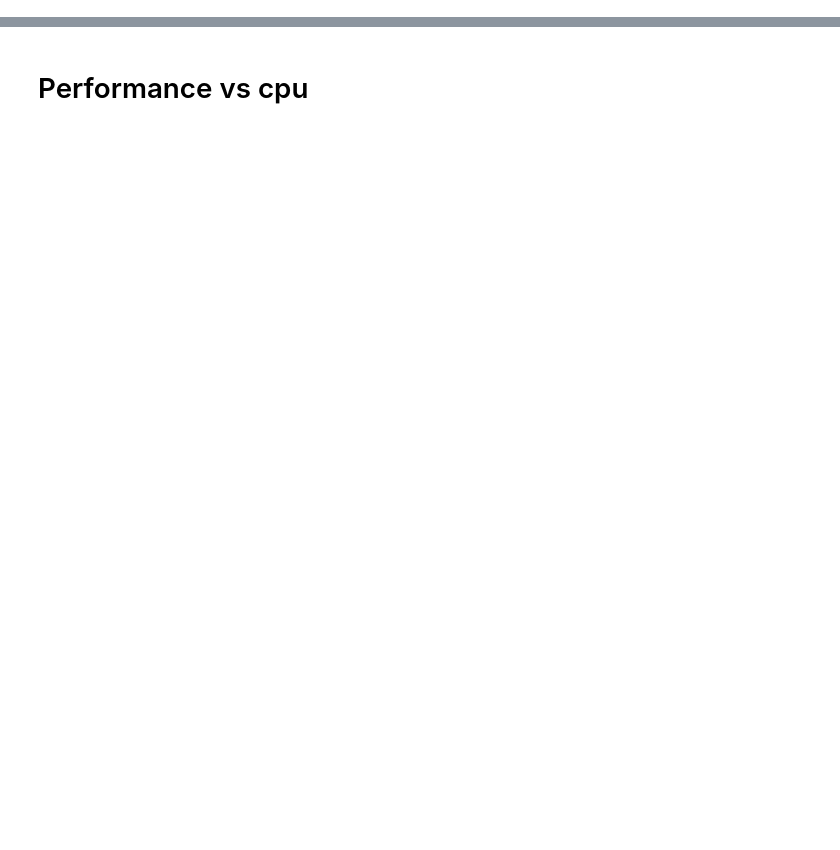
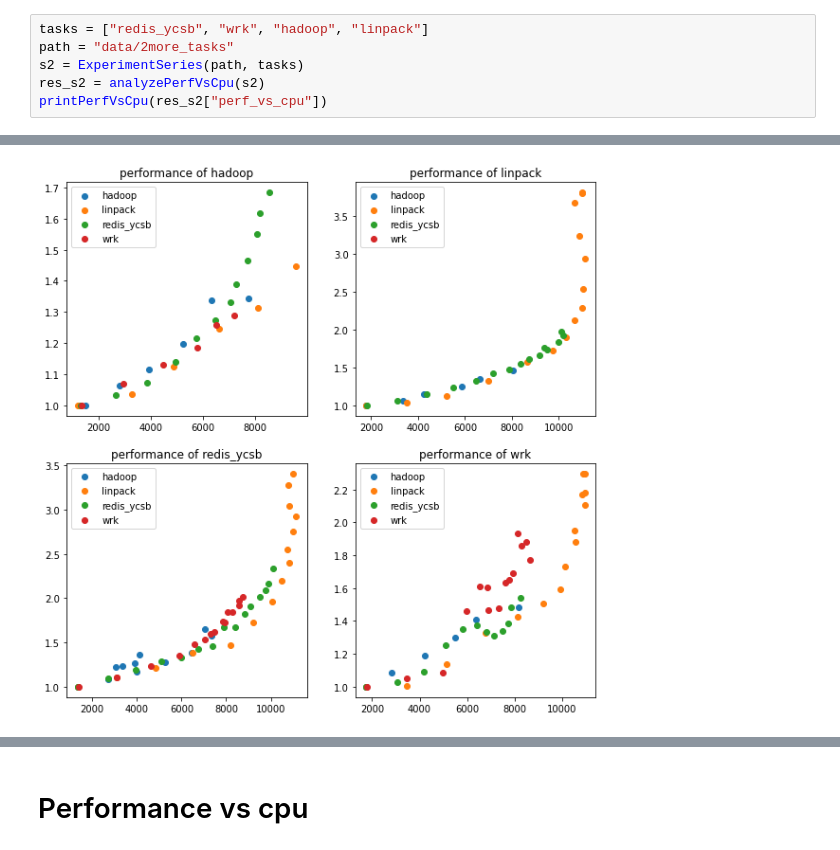
Before and after one commit to pawelzell/cbtool, a Jupyter notebook: myscripts/Interference observation.ipynb, the cells around one changed output, grey strips where cells are left out. Cells and saved outputs as stored; diff of their text form; blank space fills up the shorter version.

```diff
--- a/myscripts/Interference observation.ipynb
+++ b/myscripts/Interference observation.ipynb
@@ -434,0 +35,7 @@ Found 15 experiment in series 2more_tasks
+# %%
+tasks = ["redis_ycsb", "wrk", "hadoop", "linpack"]
+path = "data/2more_tasks"
+s2 = ExperimentSeries(path, tasks)
+res_s2 = analyzePerfVsCpu(s2)
+printPerfVsCpu(res_s2["perf_vs_cpu"])
+# %% [output]
@@ -434,0 +59 @@ Found 15 experiment in series 2more_tasks
+[figure, added]
```
Also changed, not shown: parts of 19 cells of this notebook, 1 other file.
